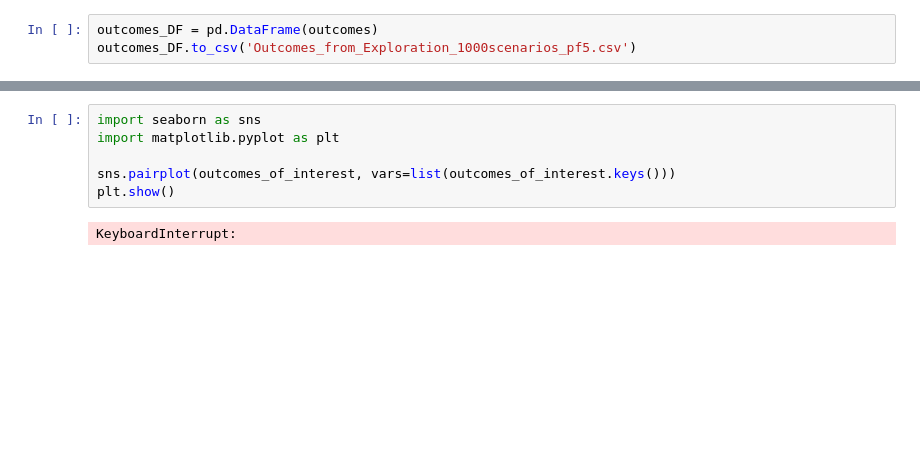
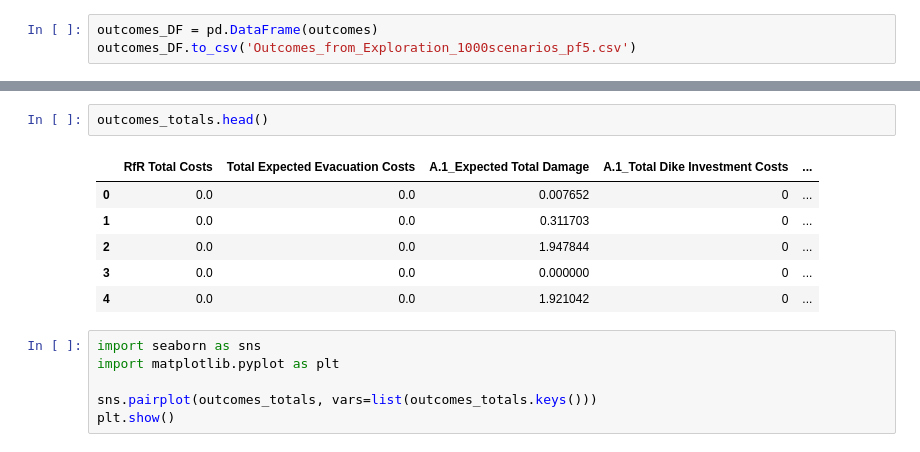
Before and after one commit to ArieTieszoon/ModelBasedDecisionMaking_G18, a Jupyter notebook: Give files/Week 1.ipynb, the cells around one changed output, grey strips where cells are left out. Cells and saved outputs as stored; diff of their text form; blank space fills up the shorter version.

```diff
--- a/Give files/Week 1.ipynb
+++ b/Give files/Week 1.ipynb
@@ -128,11 +142,18 @@ outcomes_of_interest
+# %%
+outcomes_totals.head()
+# %% [output]
+|  | RfR Total Costs | Total Expected Evacuation Costs | A.1_Expected Total Damage | A.1_Total Dike Investment Costs | ... |
+| 0 | 0.0 | 0.0 | 0.007652 | 0 | ... |
+| 1 | 0.0 | 0.0 | 0.311703 | 0 | ... |
+| 2 | 0.0 | 0.0 | 1.947844 | 0 | ... |
+| 3 | 0.0 | 0.0 | 0.000000 | 0 | ... |
+| 4 | 0.0 | 0.0 | 1.921042 | 0 | ... |
 # %%
 import seaborn as sns
 import matplotlib.pyplot as plt
 
-sns.pairplot(outcomes_of_interest, vars=list(outcomes_of_interest.keys()))
+sns.pairplot(outcomes_totals, vars=list(outcomes_totals.keys()))
 plt.show()
-# %% [output]
-KeyboardInterrupt:
 # %%
 from ema_workbench.analysis import feature_scoring
 
```
Also changed, not shown: parts of 4 cells of this notebook, 1 other file.
